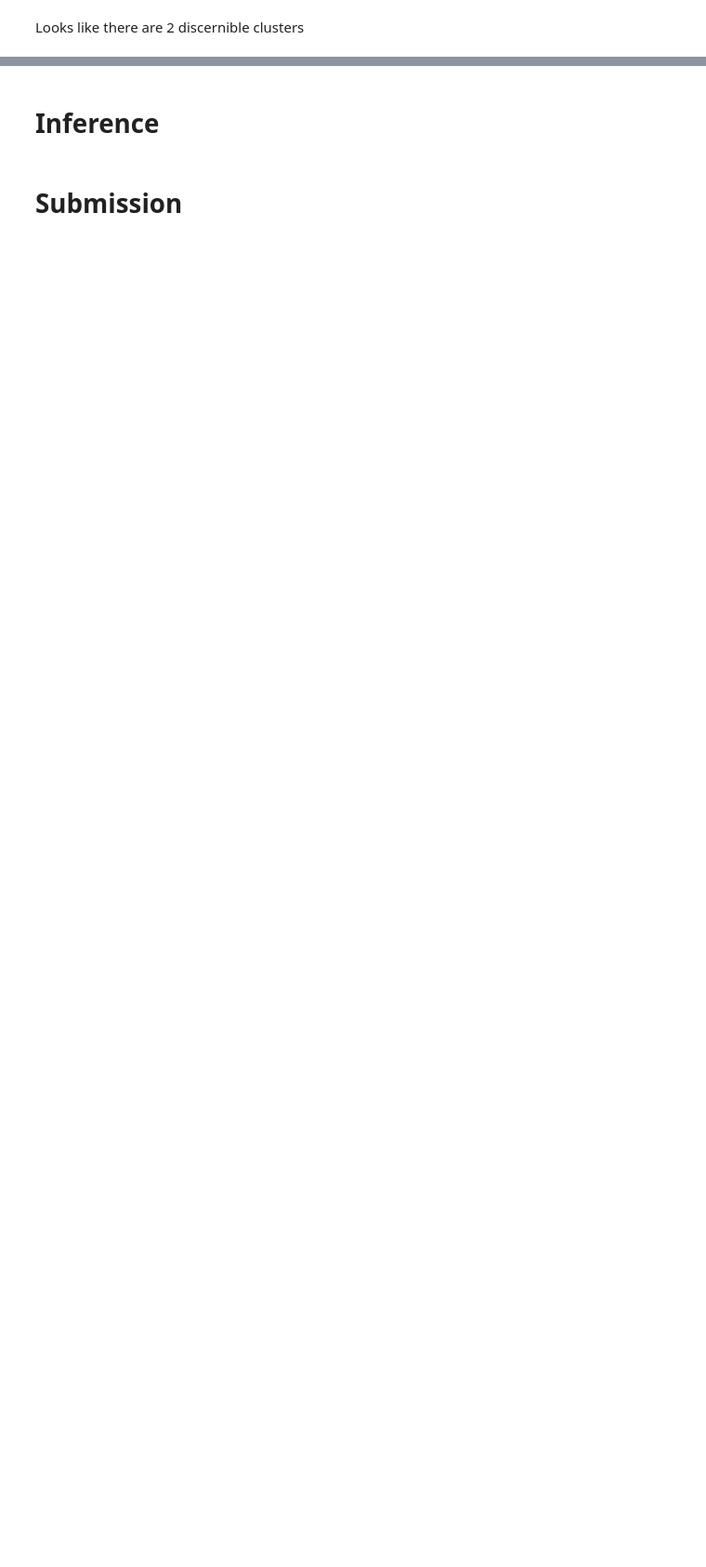
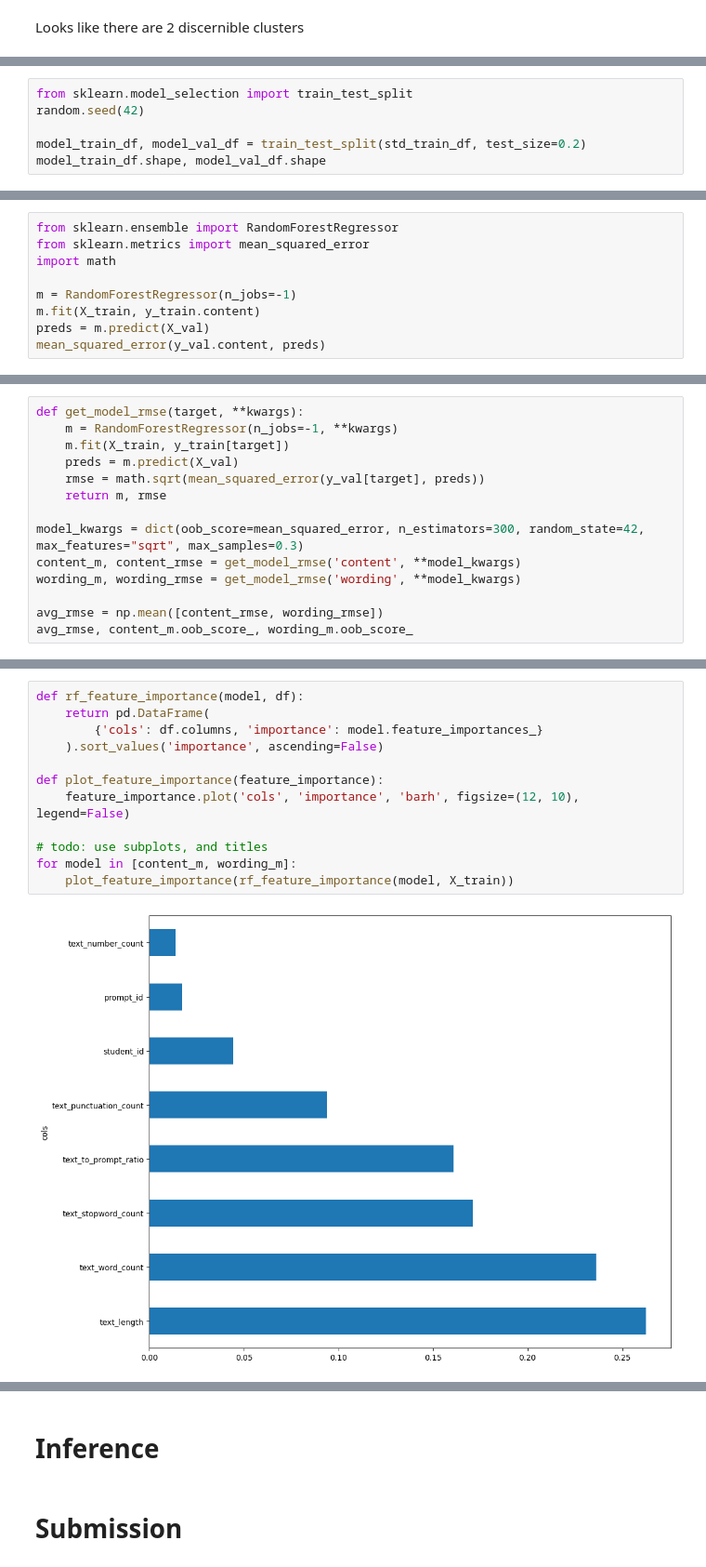
Before and after one commit to programmer-ke/commonlit-student-summaries, a Jupyter notebook: baseline-decision-trees.ipynb, the cells around one changed output, grey strips where cells are left out. Shown at 93% size. Drawn from its saved outputs; the diff is of its cells as text; blank space fills up the shorter version.

```diff
--- a/baseline-decision-trees.ipynb
+++ b/baseline-decision-trees.ipynb
@@ -116,0 +245,6 @@ Some basic feature engineering on the summary texts.
+# %%
+from sklearn.model_selection import train_test_split
+random.seed(42)
+
+model_train_df, model_val_df = train_test_split(std_train_df, test_size=0.2)
+model_train_df.shape, model_val_df.shape
@@ -116,0 +276,9 @@ Some basic feature engineering on the summary texts.
+# %%
+from sklearn.ensemble import RandomForestRegressor
+from sklearn.metrics import mean_squared_error
+import math
+
+m = RandomForestRegressor(n_jobs=-1)
+m.fit(X_train, y_train.content)
+preds = m.predict(X_val)
+mean_squared_error(y_val.content, preds)
@@ -116,0 +287,14 @@ Some basic feature engineering on the summary texts.
+# %%
+def get_model_rmse(target, **kwargs):
+    m = RandomForestRegressor(n_jobs=-1, **kwargs)
+    m.fit(X_train, y_train[target])
+    preds = m.predict(X_val)
+    rmse = math.sqrt(mean_squared_error(y_val[target], preds))
+    return m, rmse
+
+model_kwargs = dict(oob_score=mean_squared_error, n_estimators=300, random_state=42, max_features="sqrt", max_samples=0.3)
+content_m, content_rmse = get_model_rmse('content', **model_kwargs)
+wording_m, wording_rmse = get_model_rmse('wording', **model_kwargs)
+
+avg_rmse = np.mean([content_rmse, wording_rmse])
+avg_rmse, content_m.oob_score_, wording_m.oob_score_
@@ -116,0 +307,14 @@ Some basic feature engineering on the summary texts.
+# %%
+def rf_feature_importance(model, df):
+    return pd.DataFrame(
+        {'cols': df.columns, 'importance': model.feature_importances_}
+    ).sort_values('importance', ascending=False)
+
+def plot_feature_importance(feature_importance):
+    feature_importance.plot('cols', 'importance', 'barh', figsize=(12, 10), legend=False)
+
+# todo: use subplots, and titles
+for model in [content_m, wording_m]:
+    plot_feature_importance(rf_feature_importance(model, X_train))
+# %% [output]
+[figure, added]
```
Also changed, not shown: parts of 32 cells of this notebook.
